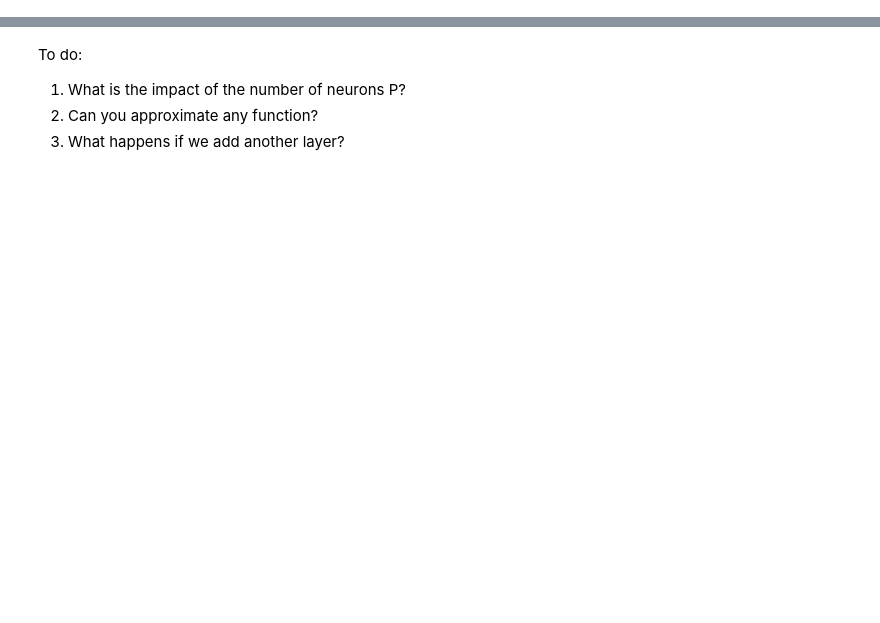
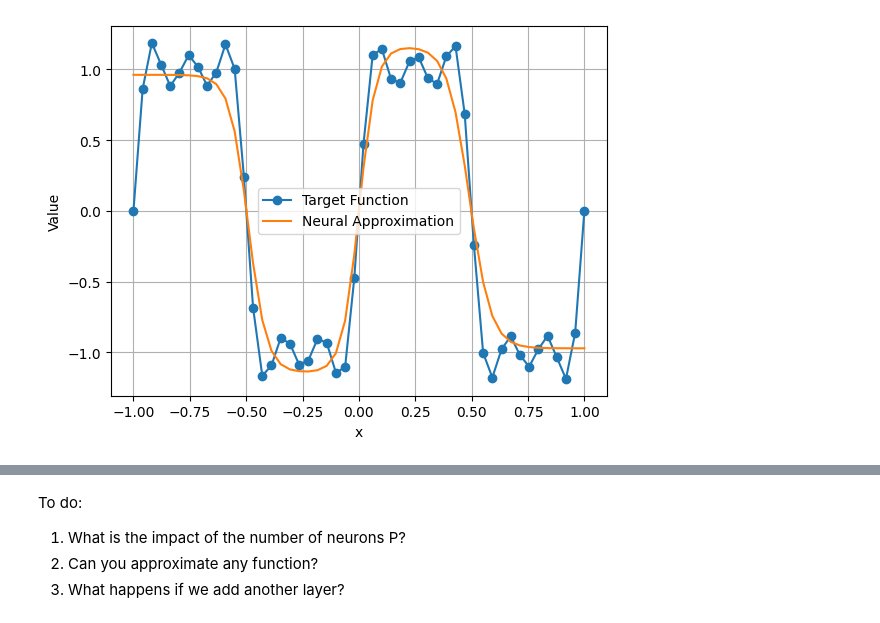
Before and after one commit to foxtrotmike/CS909, a Jupyter notebook: uniapprox.ipynb, the cells around one changed output, grey strips where cells are left out. Cells and saved outputs as stored; diff of their text form; code cells hidden in the pictures; blank space fills up the shorter version.

```diff
--- a/uniapprox.ipynb
+++ b/uniapprox.ipynb
@@ -82,0 +19,88 @@ plt.figure();plt.plot(np.log10(L));plt.xlabel('Epochs');plt.ylabel('log(loss)');
+# %%
+import numpy as np
+import matplotlib.pyplot as plt
+import torch
+import torch.optim as optim
+from tqdm import tqdm
+# Function to approximate
+def target_function(t):
+    #return np.sin(4 * t) + np.cos(10 * t)
+    f = np.zeros_like(x)  # Initialize the square wave
+    N_terms = 3
+    A = 1.0
+    T = 1.0
+    f = np.zeros_like(t)  # Initialize the square wave
+    for n in range(1, 2 * N_terms, 2):  # Only odd terms
+        f += (4 * A / np.pi) * np.sin(2 * np.pi * n * t / T) / n
+    return f
+
+# Generate data
+x_values = np.linspace(-1, 1, 50)
+y_values = target_function(x_values)
+
+# Convert to PyTorch tensors
+x_tensor = torch.from_numpy(np.atleast_2d(x_values).T).float()
+y_tensor = torch.from_numpy(y_values).float()
+
+# Network configuration
+input_size = 1
+output_size = 1
+hidden_neurons = 3  # Adjust this to see how the approximation improves
+
+
+# Initialize hidden layer weights and biases (Xavier)
+w = torch.randn((hidden_neurons, input_size)) * np.sqrt(2. / (input_size + hidden_neurons))
+b = torch.randn(hidden_neurons)  # Biases can be initialized to zero
+
+# Initialize output layer weights and biases (Xavier)
+v = torch.randn(hidden_neurons) * np.sqrt(2. / (hidden_neurons + output_size))
+v0 = torch.randn(1)  # Single bias for the output layer
+
+# Enable gradient tracking
+w.requires_grad_(True)
+b.requires_grad_(True)
+v.requires_grad_(True)
+v0.requires_grad_(True)
+
+
+# Representation: Neural network approximation function
+def neural_approximator(x):
+    z = torch.sigmoid(x @ w.T + b)
+    output = z @ v + v0
+    return output
+# Training configuration
+learning_rate = 1e-1
+epochs = 1000
+optimizer = optim.Adam([w, b,v,v0], lr=learning_rate)
+loss_history = []
+
+# Training loop
+for epoch in tqdm(range(epochs)):
+    #Representation
+    approximation = neural_approximator(x_tensor)
+    # Evaluation
+    loss = torch.sum((approximation - y_tensor) ** 2)
+    # Optimization
+    loss.backward()
+    optimizer.step()
+    optimizer.zero_grad()
+    loss_history.append(loss.item())
+# Plot the target function and its neural approximation
+plt.figure()
+plt.plot(x_values, y_values, 'o-', label='Target Function')
+plt.plot(x_values, neural_approximator(x_tensor).detach().numpy(), label='Neural Approximation')
+plt.xlabel('x')
+plt.ylabel('Value')
+plt.grid()
+plt.legend()
+plt.show()
+
+# Plot loss history
+plt.figure()
+plt.plot(np.log10(loss_history))
+plt.xlabel('Epochs')
+plt.ylabel('Log(Loss)')
+plt.grid()
+plt.show()
+# %% [output]
+[figure, added]
```
Also changed, not shown: parts of 7 cells of this notebook.
